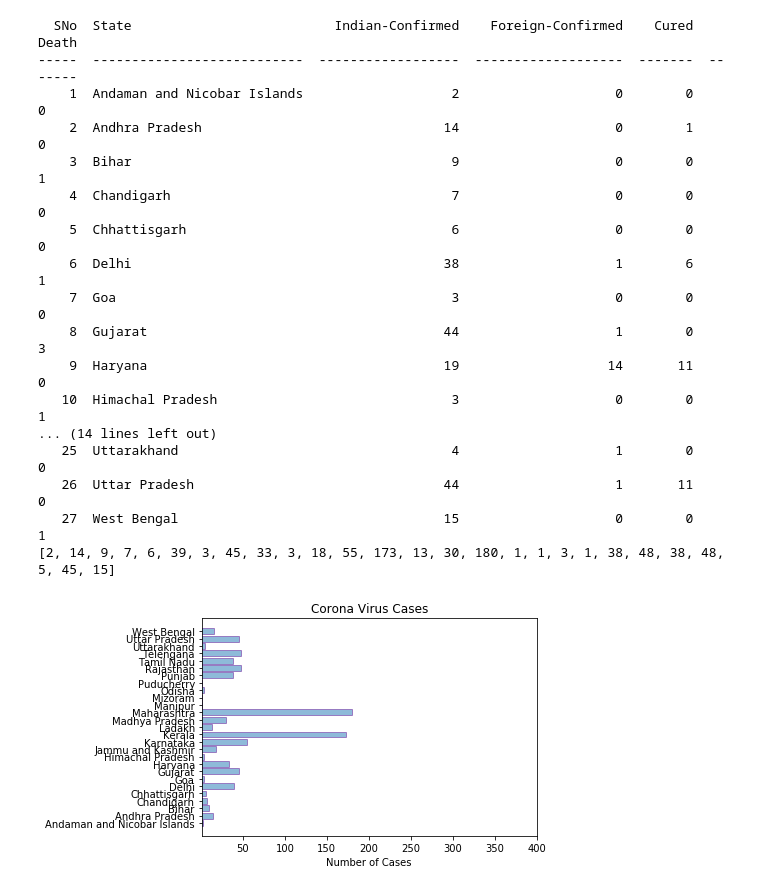
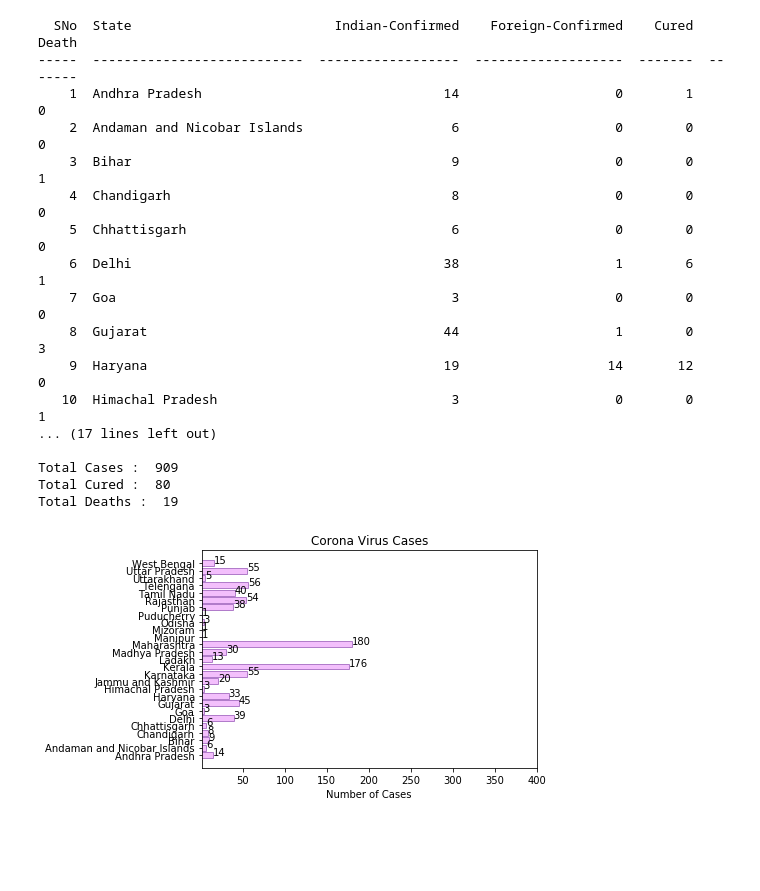
Before and after one commit to Hritikchoudhary1000/India-COVID-19-Real-Time-Updates, a Jupyter notebook: India COVID-19 Updates.ipynb, the cells around one changed output. Cells and saved outputs as stored; diff of their text form; code cells hidden in the pictures; blank space fills up the shorter version.

```diff
--- a/India COVID-19 Updates.ipynb
+++ b/India COVID-19 Updates.ipynb
@@ -35,44 +40,48 @@ stats.remove(stats[-1])
 # %%
 objects = []
 for row in stats :
-	objects.append(row[1])
+    objects.append(row[1])
 
 y_pos = np.arange(len(objects))
 
 performance = []
 for row in stats :
-	performance.append(int(row[2]) + int(row[3]))
+    performance.append(int(row[2]) + int(row[3]))
 
 table = tabulate(stats, headers=SHORT_HEADERS)
-print(table)
-print(performance)
+print(table, end='\n\n')
+print('Total Cases : ' , Total_cases_indian+Total_cases_Foreign)
+print('Total Cured : ' , Total_cured)
+print('Total Deaths : ' , Total_death)
 # %% [output]
   SNo  State                          Indian-Confirmed    Foreign-Confirmed    Cured    Death
 -----  ---------------------------  ------------------  -------------------  -------  -------
-    1  Andaman and Nicobar Islands                   2                    0        0        0
-    2  Andhra Pradesh                               14                    0        1        0
+    1  Andhra Pradesh                               14                    0        1        0
+    2  Andaman and Nicobar Islands                   6                    0        0        0
     3  Bihar                                         9                    0        0        1
-    4  Chandigarh                                    7                    0        0        0
+    4  Chandigarh                                    8                    0        0        0
     5  Chhattisgarh                                  6                    0        0        0
     6  Delhi                                        38                    1        6        1
     7  Goa                                           3                    0        0        0
     8  Gujarat                                      44                    1        0        3
-    9  Haryana                                      19                   14       11        0
+    9  Haryana                                      19                   14       12        0
    10  Himachal Pradesh                              3                    0        0        1
-... (14 lines left out)
-   25  Uttarakhand                                   4                    1        0        0
-   26  Uttar Pradesh                                44                    1       11        0
-   27  West Bengal                                  15                    0        0        1
-[2, 14, 9, 7, 6, 39, 3, 45, 33, 3, 18, 55, 173, 13, 30, 180, 1, 1, 3, 1, 38, 48, 38, 48, 5, 45, 15]
+... (17 lines left out)
+
+Total Cases :  909
+Total Cured :  80
+Total Deaths :  19
 # %%
 plt.barh(y_pos, performance, align='center', alpha=0.5,
-#color=(234/256.0, 128/256.0, 252/256.0),
+color=(234/256.0, 128/256.0, 252/256.0),
 edgecolor=(106/256.0, 27/256.0, 154/256.0))
 
 plt.yticks(y_pos, objects)
 plt.xlim(1,400)
 plt.xlabel('Number of Cases')
 plt.title('Corona Virus Cases')
+for index, value in enumerate(performance):
+    plt.text(value, index, str(value))
 plt.show()
 # %% [output]
-[figure, old version]
+[figure, new version]
```
Also changed, not shown: parts of 2 cells of this notebook.
